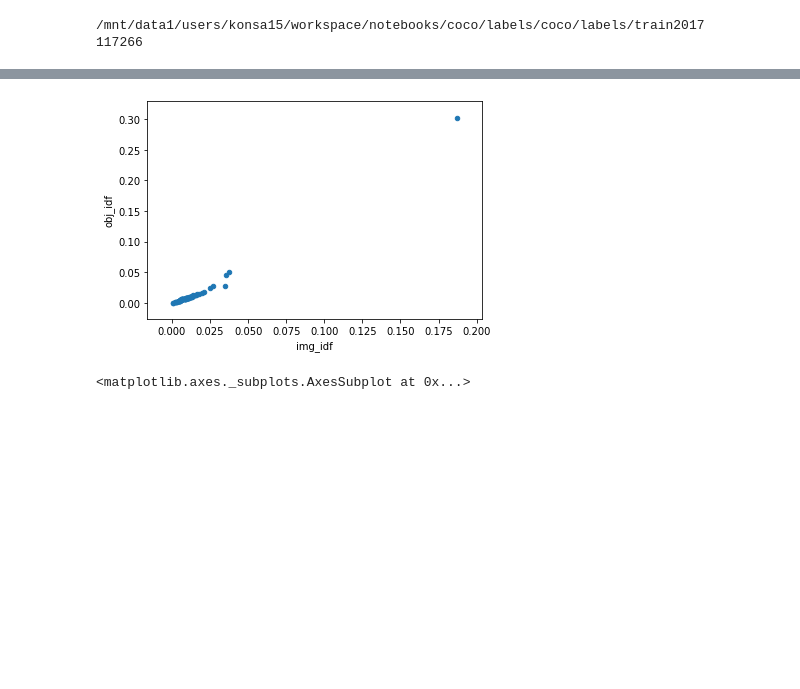
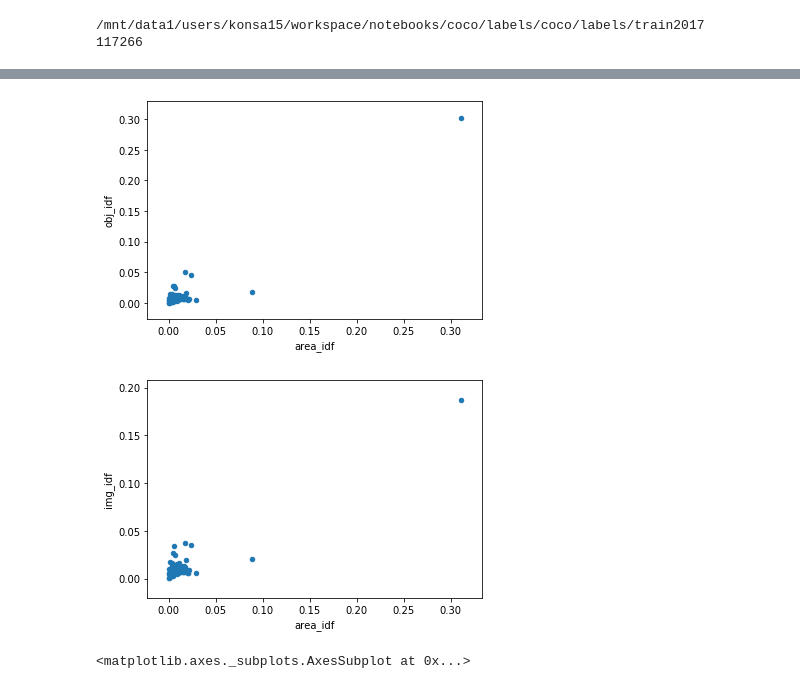
Before and after one commit to kostas1515/yolo_on_coco, a Jupyter notebook: coco.ipynb, the cells around one changed output, grey strips where cells are left out. Cells and saved outputs as stored; diff of their text form; code cells hidden in the pictures; blank space fills up the shorter version.

```diff
--- a/coco.ipynb
+++ b/coco.ipynb
@@ -1066,6 +1067,7 @@ import sys
 
 
 df = pd.DataFrame(columns=['class','xc','yc','w','h','filename'])
+current_dir='/mnt/data1/users/konsa15/workspace/notebooks/coco/labels/coco/yolo'
 os.chdir('/mnt/data1/users/konsa15/workspace/notebooks/coco/labels/coco/labels/val2017')
 print(os.getcwd())
 files = glob.glob("*.txt")
@@ -1075,7 +1077,7 @@ print(dataset_len)
 for file in files:
     with open(file) as f:
         f=f.read()
-        box=pd.DataFrame([x.split() for x in f.rstrip('\n').split('\n')],columns=['class','xc','yc','w','h'])
+        box=pd.DataFrame([map(float,x.split()) for x in f.rstrip('\n').split('\n')],columns=['class','xc','yc','w','h'])
         box['filename']=[file for x in f.rstrip('\n').split('\n')]
         df = df.append(box, ignore_index = True)
 
@@ -1117,7 +1157,7 @@ from multiprocessing import Pool # for reading the CSVs faster
 def my_read_csv(filename):
     try:
         f=open(filename).read()
-        box=pd.DataFrame([x.split() for x in f.rstrip('\n').split('\n')],columns=['class','xc','yc','w','h'])
+        box=pd.DataFrame([map(float,x.split()) for x in f.rstrip('\n').split('\n')],columns=['class','xc','yc','w','h'])
         box['filename']=[filename for x in f.rstrip('\n').split('\n')]
         return box
     except FileNotFoundError:
@@ -1168,0 +1189,7 @@ obj_idf['img_idf']=img_idf['img_idf']
+# %%
+print(df)
+df['area']=df['w']*df['h']
+total_area=df['area'].sum()
+
+area_idf=df.groupby('class')['area'].sum().reset_index(name='area')
+print(area_idf['area']/total_area)
@@ -1169,2 +1214,5 @@ obj_idf['img_idf']=img_idf['img_idf']
 # %%
-os.chdir('/mnt/data1/users/konsa15/workspace/notebooks/coco/yolo')
+os.chdir('/mnt/data1/users/konsa15/workspace/notebooks/coco/labels/')
+idf=pd.read_csv('../idf.csv')
+idf['area_idf']=area_idf['area']/total_area
+print(idf)
@@ -1171,8 +1234,15 @@ os.chdir('/mnt/data1/users/konsa15/workspace/notebooks/coco/yolo')
-# %%
-fig=obj_idf.plot(x='img_idf',y='obj_idf',kind='scatter').get_figure()
-fig.savefig('obj_img_idf-corr.png')
-# %% [output]
-[figure, removed]
+# %%
+
+test2=idf
+fig1=test2.plot(x='area_idf',y='obj_idf',kind='scatter').get_figure()
+fig1.savefig('corr_without_person_obj.png')
+fig2=test2.plot(x='area_idf',y='img_idf',kind='scatter').get_figure()
+fig2.savefig('corr_without_person_img.png')
+test2.corr()
+idf.to_csv('idf.csv')
+# %% [output]
+[figure, added]
+[figure, added]
 # %%
 import os
 import pandas as pd
```
Also changed, not shown: parts of 12 cells of this notebook, 4 other files.
